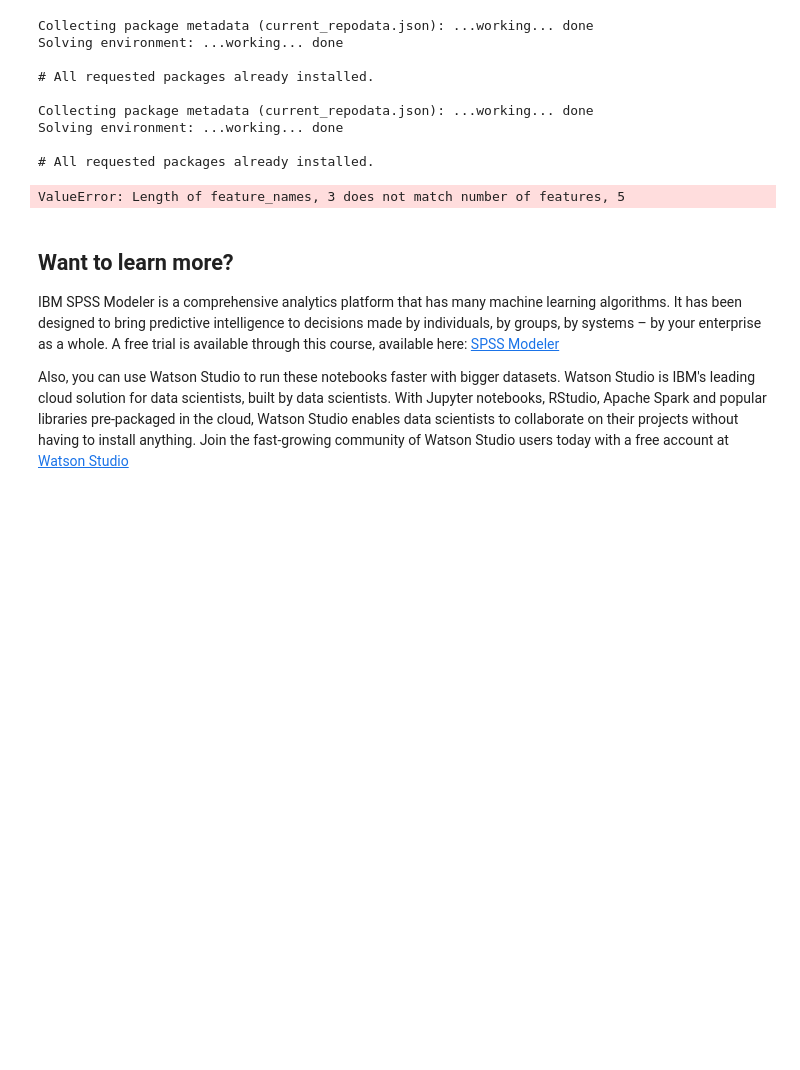
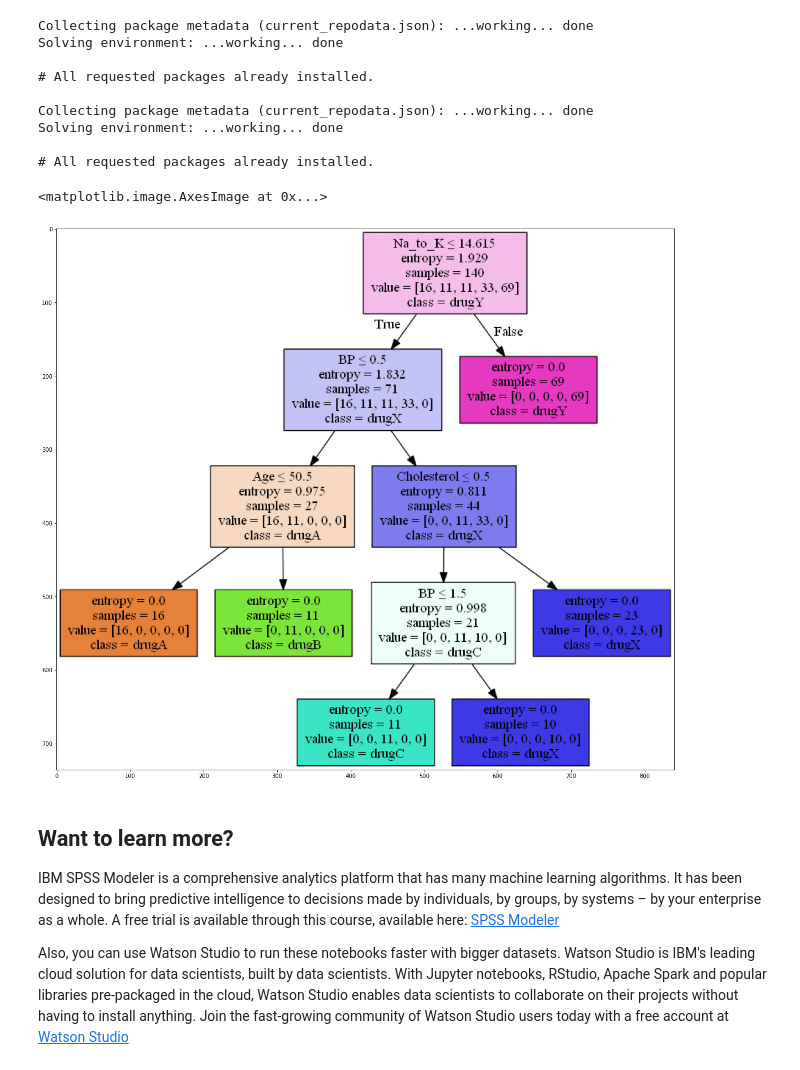
Before and after one commit to parodrigues-ipynb/learning_python, a Jupyter notebook: IBM Developer - Skills network - Machine learning with Python #ML0101EN-Clas-Decision-Trees-drug.ipynb, the cells around one changed output. Cells and saved outputs as stored; diff of their text form; code cells hidden in the pictures; blank space fills up the shorter version.

```diff
--- a/IBM Developer - Skills network - Machine learning with Python #ML0101EN-Clas-Decision-Trees-drug.ipynb
+++ b/IBM Developer - Skills network - Machine learning with Python #ML0101EN-Clas-Decision-Trees-drug.ipynb
@@ -321,16 +321,17 @@ from sklearn import tree
 # %%
 dot_data = StringIO()
 filename = "drugtree.png"
-featureNames = my_data.columns[0:3]
+featureNames = my_data.columns[0:5]
 targetNames = my_data["Drug"].unique().tolist()
 out=tree.export_graphviz(drugTree,feature_names=featureNames, out_file=dot_data, class_names= np.unique(y_trainset), filled=True,  special_characters=True,rotate=False)
 graph = pydotplus.graph_from_dot_data(dot_data.getvalue())
 graph.write_png(filename)
 img = mpimg.imread(filename)
-plt.figure(figsize=(100, 200))
-plt.imshow(img,interpolation='nearest')
+plt.figure(figsize=(20, 50))
+plt.imshow(img)
 # %% [output]
-ValueError: Length of feature_names, 3 does not match number of features, 5
+<matplotlib.image.AxesImage at 0x...>
+[figure, added]
 # %% [markdown]
 <h2>Want to learn more?</h2>
 
```
